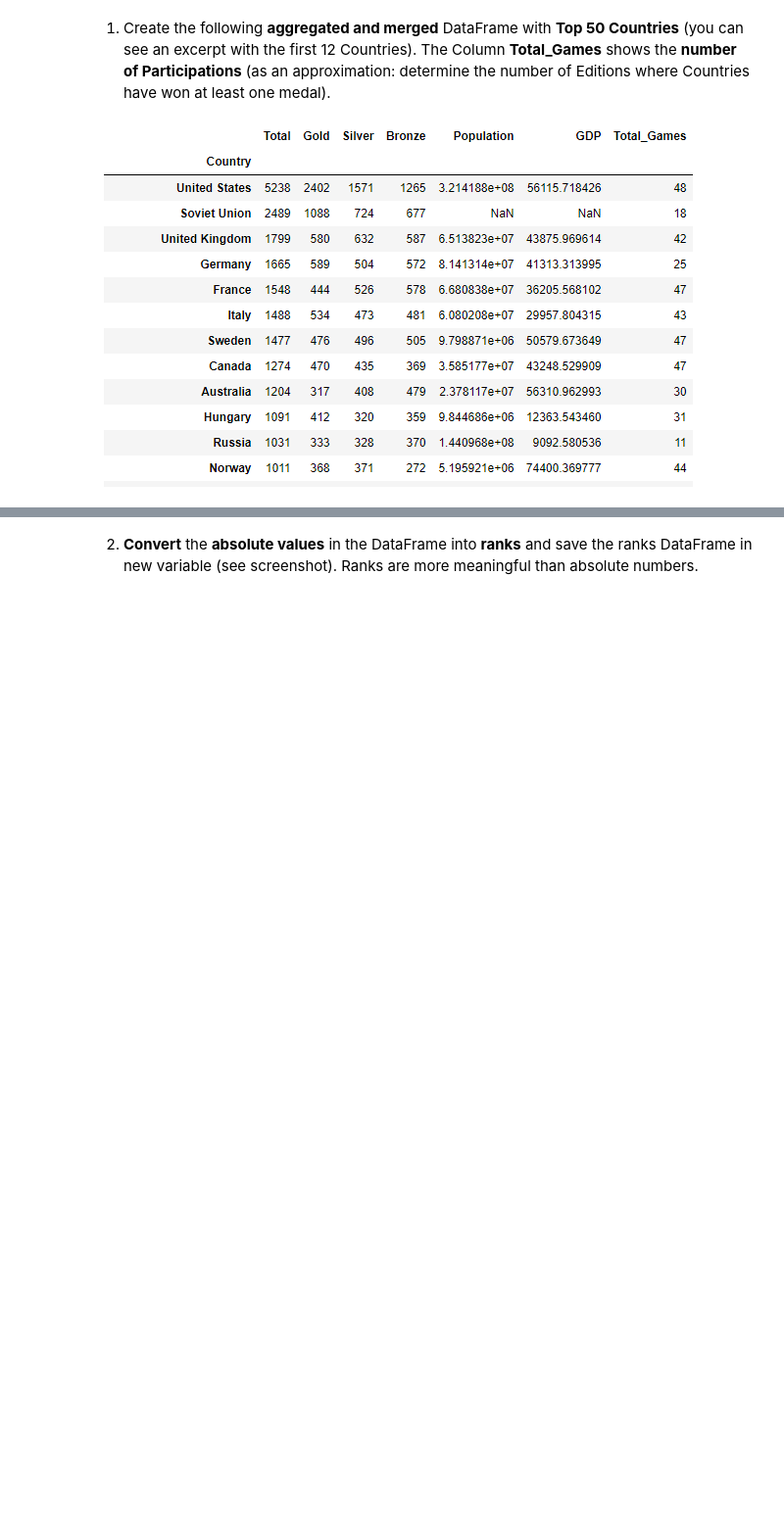
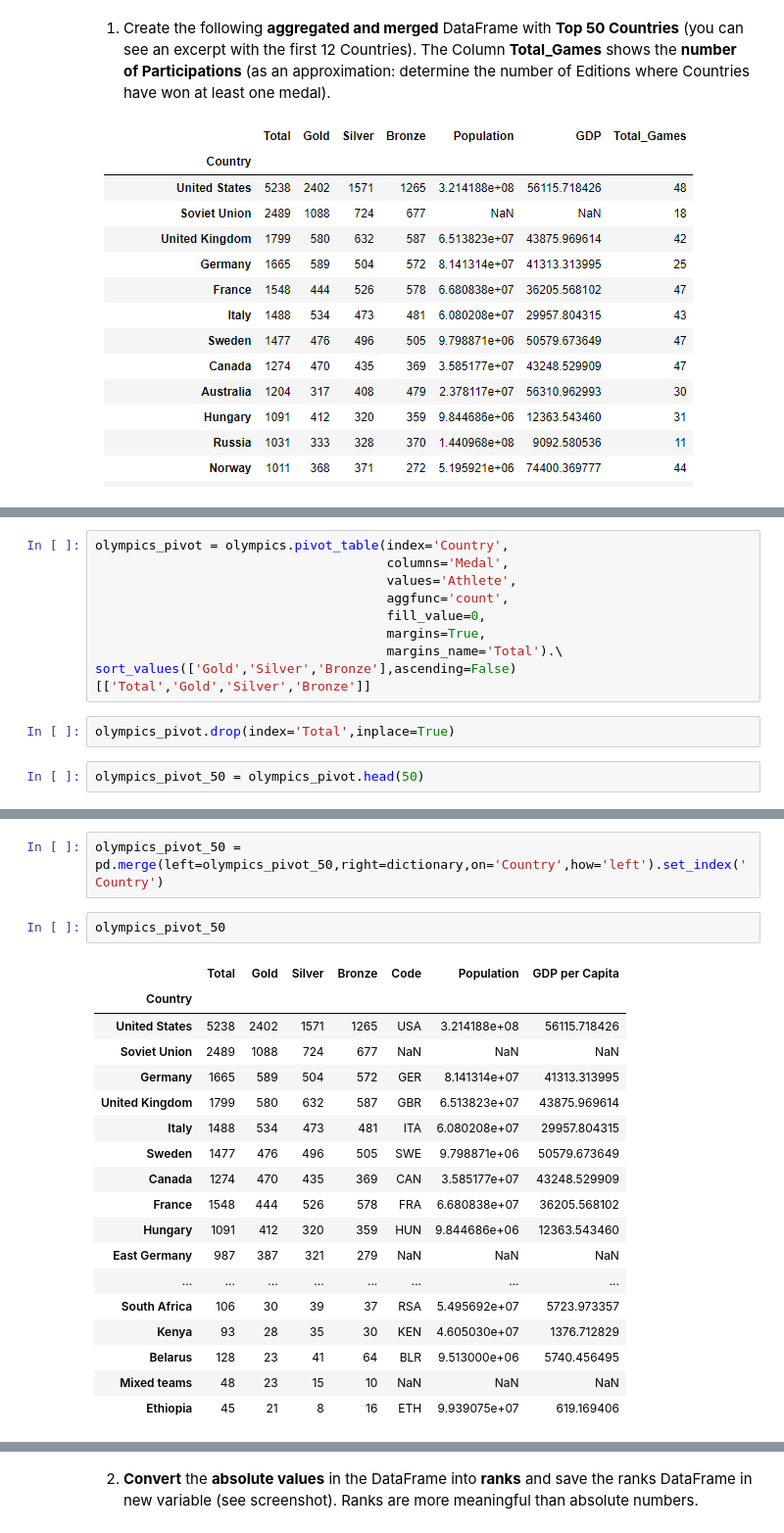
Before and after one commit to hamednasr/Explanatory-Data-Analysis, a Jupyter notebook: Explanatory_DataAnalysis_Challenge.ipynb, the cells around one changed output, grey strips where cells are left out. Shown at 98% size. Cells and saved outputs as stored; diff of their text form; blank space fills up the shorter version.

Commit message:
created a new merged DataFrame

```diff
--- a/Explanatory_DataAnalysis_Challenge.ipynb
+++ b/Explanatory_DataAnalysis_Challenge.ipynb
@@ -651,0 +679,13 @@ Text(0.5, 0, 'Countries')
+# %%
+olympics_pivot = olympics.pivot_table(index='Country',
+                                      columns='Medal',
+                                      values='Athlete',
+                                      aggfunc='count',
+                                      fill_value=0,
+                                      margins=True,
+                                      margins_name='Total').\
+sort_values(['Gold','Silver','Bronze'],ascending=False)[['Total','Gold','Silver','Bronze']]
+# %%
+olympics_pivot.drop(index='Total',inplace=True)
+# %%
+olympics_pivot_50 = olympics_pivot.head(50)
@@ -651,0 +702,23 @@ Text(0.5, 0, 'Countries')
+# %%
+olympics_pivot_50 = pd.merge(left=olympics_pivot_50,right=dictionary,on='Country',how='left').set_index('Country')
+# %%
+olympics_pivot_50
+# %% [output]
+|  | Total | Gold | Silver | Bronze | Code | Population | GDP per Capita |
+| Country |  |  |  |  |  |  |  |
+| United States | 5238 | 2402 | 1571 | 1265 | USA | 3.214188e+08 | 56115.718426 |
+| Soviet Union | 2489 | 1088 | 724 | 677 | NaN | NaN | NaN |
+| Germany | 1665 | 589 | 504 | 572 | GER | 8.141314e+07 | 41313.313995 |
+| United Kingdom | 1799 | 580 | 632 | 587 | GBR | 6.513823e+07 | 43875.969614 |
+| Italy | 1488 | 534 | 473 | 481 | ITA | 6.080208e+07 | 29957.804315 |
+| Sweden | 1477 | 476 | 496 | 505 | SWE | 9.798871e+06 | 50579.673649 |
+| Canada | 1274 | 470 | 435 | 369 | CAN | 3.585177e+07 | 43248.529909 |
+| France | 1548 | 444 | 526 | 578 | FRA | 6.680838e+07 | 36205.568102 |
+| Hungary | 1091 | 412 | 320 | 359 | HUN | 9.844686e+06 | 12363.543460 |
+| East Germany | 987 | 387 | 321 | 279 | NaN | NaN | NaN |
+| ... | ... | ... | ... | ... | ... | ... | ... |
+| South Africa | 106 | 30 | 39 | 37 | RSA | 5.495692e+07 | 5723.973357 |
+| Kenya | 93 | 28 | 35 | 30 | KEN | 4.605030e+07 | 1376.712829 |
+| Belarus | 128 | 23 | 41 | 64 | BLR | 9.513000e+06 | 5740.456495 |
+| Mixed teams | 48 | 23 | 15 | 10 | NaN | NaN | NaN |
+| Ethiopia | 45 | 21 | 8 | 16 | ETH | 9.939075e+07 | 619.169406 |
```
Also changed, not shown: parts of 13 cells of this notebook.
